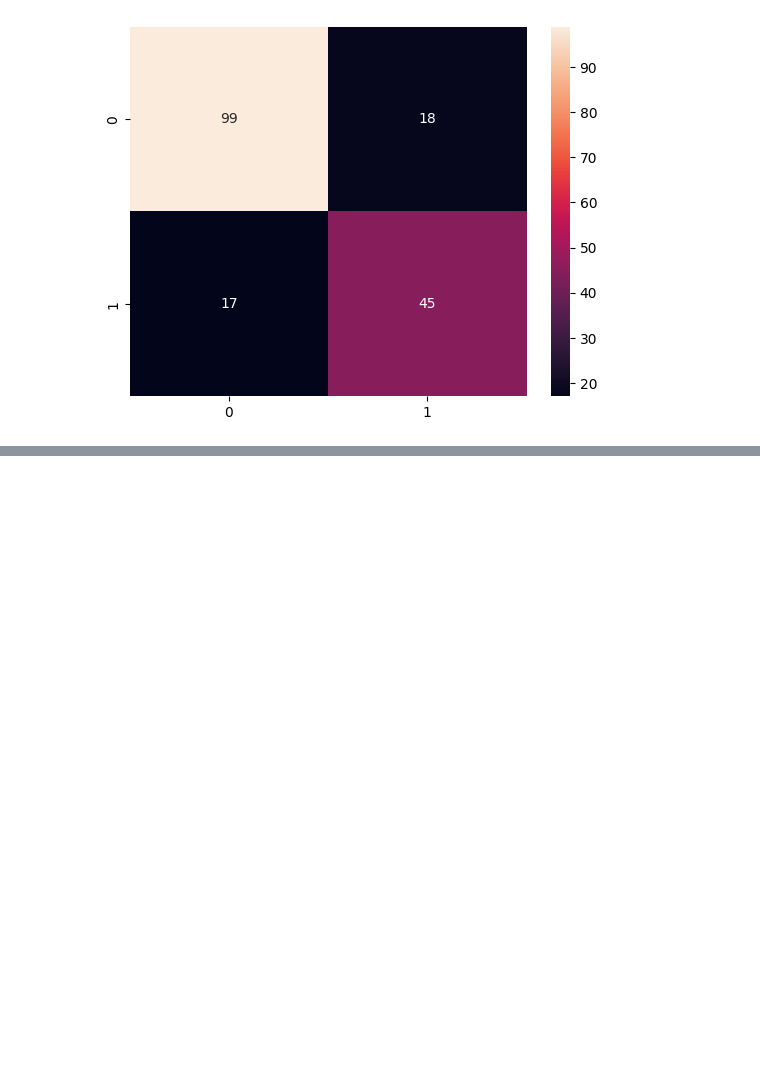
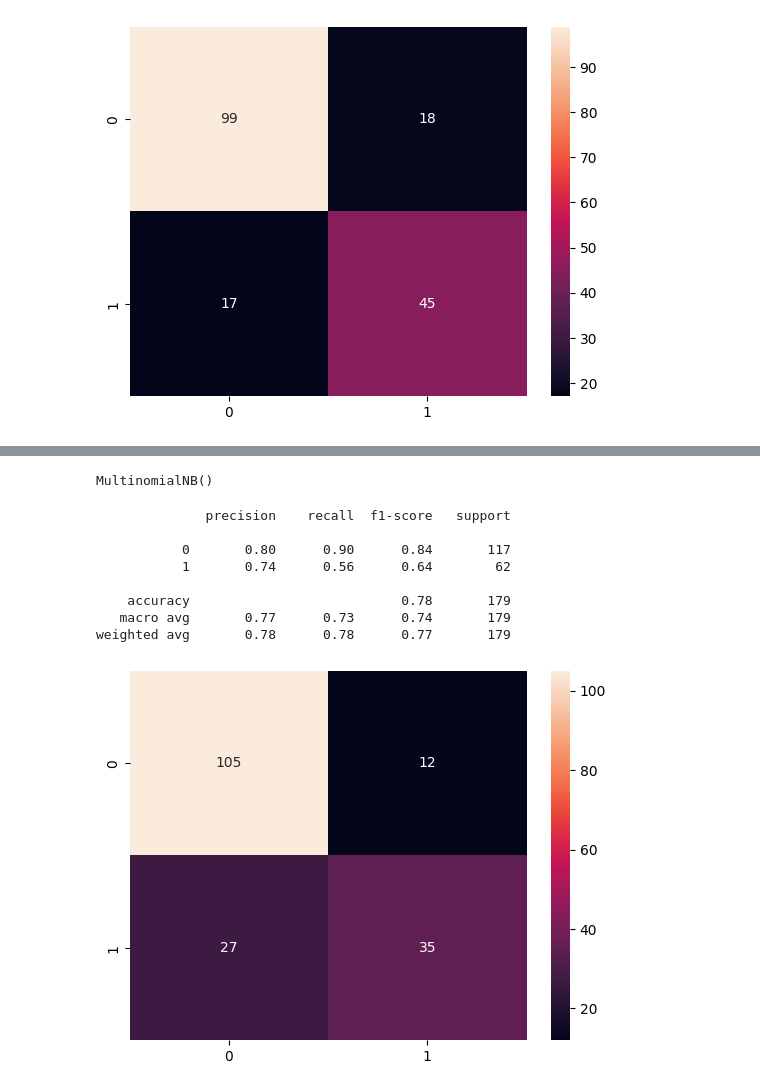
Before and after one commit to lahirumenik/ML---learning, a Jupyter notebook: titanic-survival/titanic_survival.ipynb, the cells around one changed output, grey strips where cells are left out. Saved outputs shown, nothing was run; the diff lists cells and outputs as text; code cells hidden in the pictures; blank space fills up the shorter version.

Commit message:
naive base classifier

```diff
--- a/titanic-survival/titanic_survival.ipynb
+++ b/titanic-survival/titanic_survival.ipynb
@@ -200,0 +213,24 @@ sns.heatmap(cm, annot = True, fmt = "d")
+# %%
+from sklearn.naive_bayes import MultinomialNB
+classifier = MultinomialNB()
+classifier.fit(X_train, y_train)
+# %% [output]
+MultinomialNB()
+# %%
+y_predict_test = classifier.predict(X_test)
+y_predict_test
+
+cm = confusion_matrix(y_test, y_predict_test)
+sns.heatmap(cm, annot = True, fmt = "d")
+
+print(classification_report(y_test, y_predict_test))
+# %% [output]
+              precision    recall  f1-score   support
+
+           0       0.80      0.90      0.84       117
+           1       0.74      0.56      0.64        62
+
+    accuracy                           0.78       179
+   macro avg       0.77      0.73      0.74       179
+weighted avg       0.78      0.78      0.77       179
+[figure, added]
```
Also changed, not shown: parts of 1 cell of this notebook.
